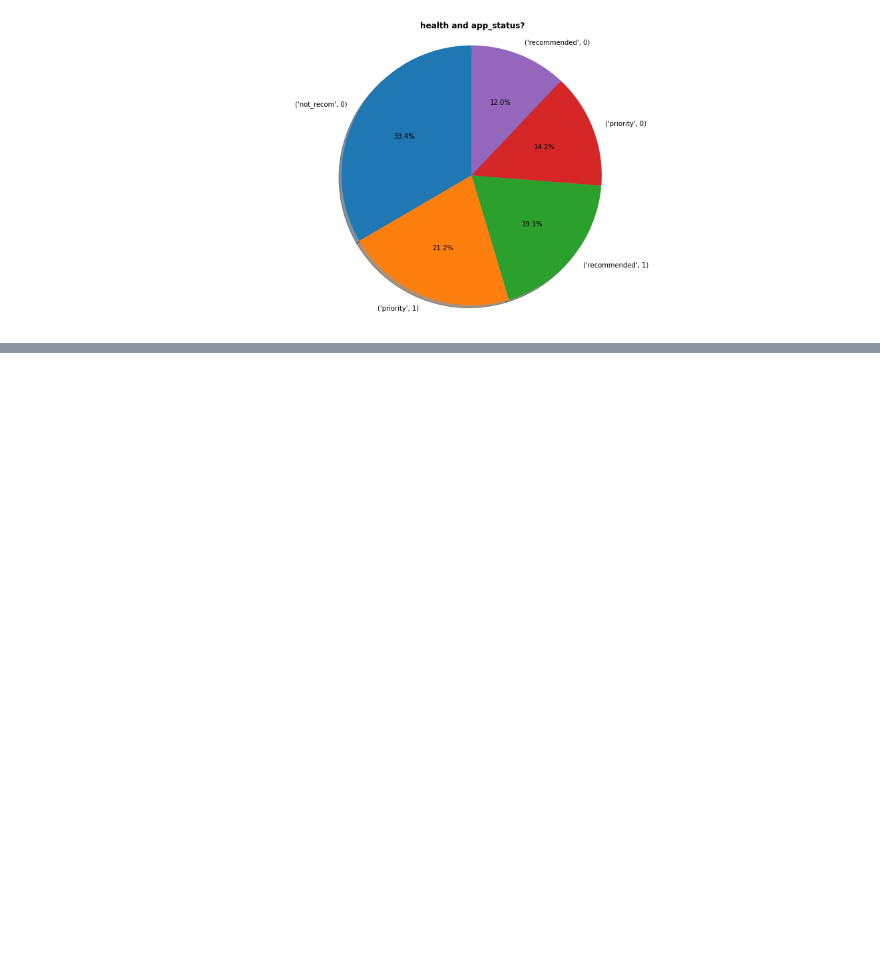
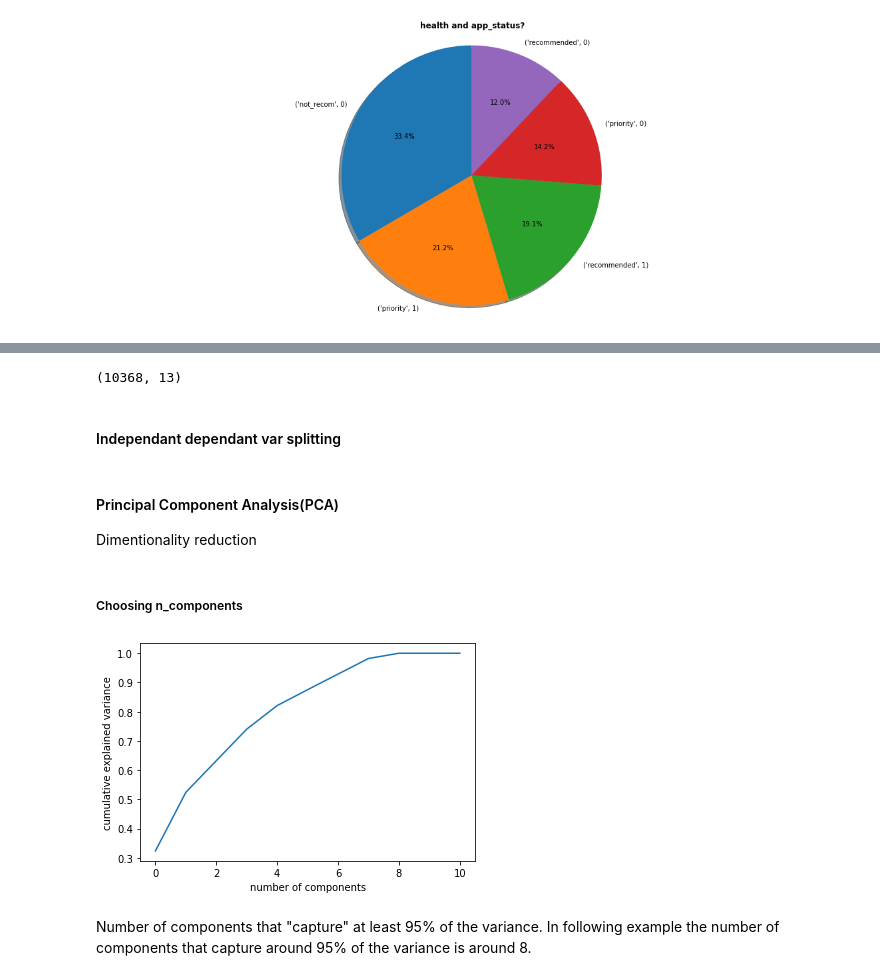
Before and after one commit to avishkakavindu/ICDS2021-Mini-Hackathon-ML, a Jupyter notebook: UCI Nursery_Feature_selection.ipynb, the cells around one changed output, grey strips where cells are left out. Drawn from its saved outputs; the diff is of its cells as text; code cells hidden in the pictures; blank space fills up the shorter version.

```diff
--- a/UCI Nursery_Feature_selection.ipynb
+++ b/UCI Nursery_Feature_selection.ipynb
@@ -105,0 +128,18 @@ for column in columns.drop('app_status'):
+# %%
+onehot_encoder = preprocessing.OneHotEncoder()
+# %%
+# OneHotEncoding for nominal columns
+def clean_nominal(dataset):
+    columns_nominal = ['finance', 'social', 'health']
+
+    cleaned_dataset = dataset
+
+    for column in columns_nominal:
+        X = onehot_encoder.fit_transform(dataset[column].values.reshape(-1, 1)).toarray()
+        # create dataframe from encoded data
+        dataset_onehot = pd.DataFrame(X, columns = [column + '_' + str(i) for i in range(X.shape[1])])
+        # update dataset -> cleaned_dataset
+        cleaned_dataset = pd.concat([dataset_onehot, cleaned_dataset], axis=1)
+        # remove encoded column from dataset
+        del cleaned_dataset[column]
+    return cleaned_dataset
@@ -105,0 +148,3 @@ for column in columns.drop('app_status'):
+# %%
+cleaned_dataset = clean_nominal(clean_ordinal(dataset))
+cleaned_dataset.head()
@@ -105,0 +158,12 @@ for column in columns.drop('app_status'):
+# %%
+cleaned_dataset.shape
+# %% [output]
+(10368, 13)
+# %% [markdown]
+#### Independant dependant var splitting
+# %%
+x = cleaned_dataset.iloc[:, 1:-1]
+y = cleaned_dataset.iloc[:, -1]
+# %% [markdown]
+ #### Principal Component Analysis(PCA)
+ Dimentionality reduction
@@ -105,0 +172,18 @@ for column in columns.drop('app_status'):
+# %% [markdown]
+##### Choosing n_components
+# %%
+# for i in range(5, 13):
+#     pca = PCA(n_components=i).fit(x)
+#     plt.plot(np.cumsum(pca.explained_variance_ratio_))
+#     plt.xlabel('number of components')
+#     plt.ylabel('cumulative explained variance')
+#     plt.show()
+pca = PCA().fit(x)
+plt.plot(np.cumsum(pca.explained_variance_ratio_))
+plt.xlabel('number of components')
+plt.ylabel('cumulative explained variance')
+plt.show()
+# %% [output]
+[figure, added]
+# %% [markdown]
+Number of components that "capture" at least 95% of the variance. In following example the number of components that capture around 95% of the variance is around 8.
```
Also changed, not shown: parts of 17 cells of this notebook, 1 other file.
